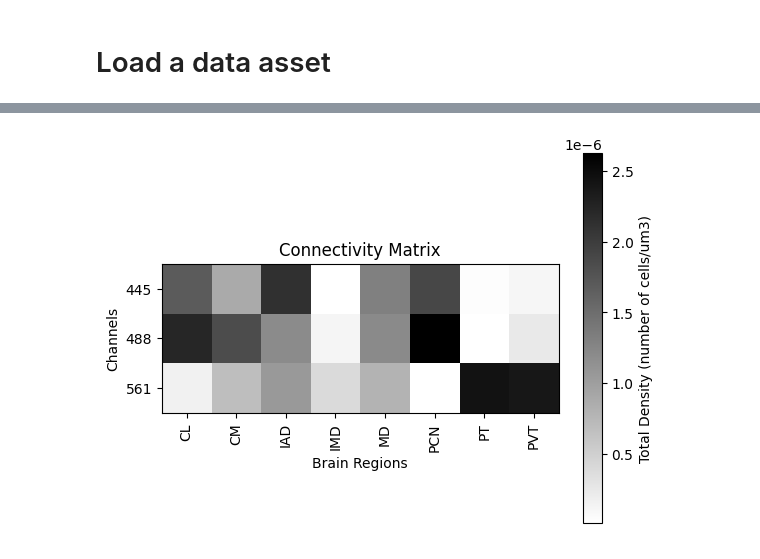
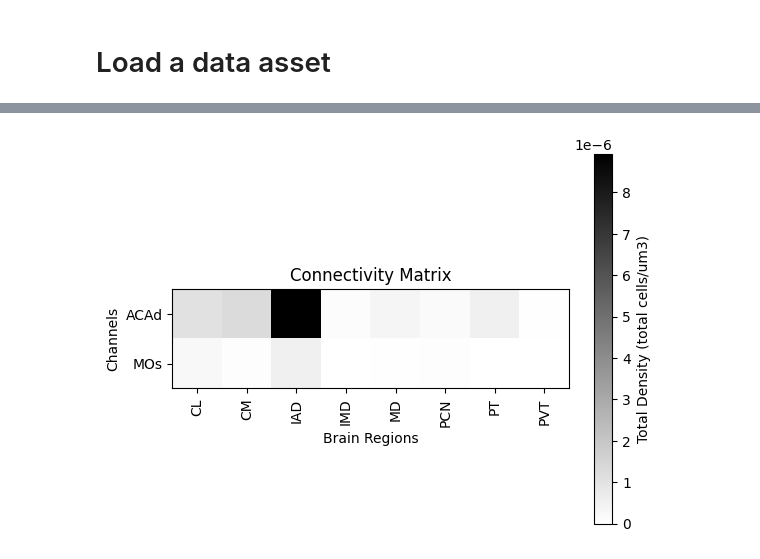
Before and after one commit to leesuyee/mesoscale-connectivity-tutorial, a Jupyter notebook: mesoscale_connectivity_coding_activity.ipynb, the cells around one changed output, grey strips where cells are left out. Drawn from its saved outputs; the diff is of its cells as text; code cells hidden in the pictures.

```diff
--- a/mesoscale_connectivity_coding_activity.ipynb
+++ b/mesoscale_connectivity_coding_activity.ipynb
@@ -318,4 +344,6 @@ class load_data:
 # %%
-mouse_ID = "689238" # Select a mouse ID
+mouse_ID = 684812 # Select a mouse ID
 data = load_data(mouse_ID) # Load data
-channels = data.channels # Get imaging channels (to do - maybe always extract all the channels)
+channels = data.channels # Get imaging channels
+
+# update load data so that it always loads all channels, and maybe add the injection parent to these tables?
@@ -379,0 +354,6 @@ The cell coordinates are used to identify the brain area that each cell is in. T
+# %%
+ccf_df = data.getCellsCCFdf(channels) # Get cell coordinate data
+
+# Add inj_parent column to ccf_df, use the channel column to reference metadata_df that matches the mouse_ID and subject_id and pull the inj_parent where channel value matches
+ccf_df['inj_parent'] = ccf_df["channel"].map(metadata_df[metadata_df.subject_id == mouse_ID][0:2].set_index("channel")["inj_parent"] )
+ccf_df
@@ -380,5 +376,6 @@ The cell coordinates are used to identify the brain area that each cell is in. T
 # %%
 cell_counts_df = data.getcellcounts(channels) # Get brain areas cell counts data
+cell_counts_df['inj_parent'] = cell_counts_df["channel"].map(metadata_df[metadata_df.subject_id == mouse_ID][0:2].set_index("channel")["inj_parent"] )
 cell_counts_df
 # %% [output]
 |  | ID | Acronym | Name | Struct_Info | Struct_area_um3 | Left | Right | Total | Left_Density | ... |
@@ -484,7 +459,7 @@ roiList = ["MD", "PT", "IAD", "PVT", "IMD", "CM", "PCN", "CL"]
 # filter the df for cells within the roiList
 filtered_cell_counts_df = cell_counts_df[cell_counts_df["Acronym"].isin(roiList)]
 
-conn_mat = filtered_cell_counts_df.pivot_table(index = "channel",
+conn_mat = filtered_cell_counts_df.pivot_table(index = "inj_parent",
                                       columns = "Acronym",
                                       values = "Total_Density")
 conn_mat
@@ -497,15 +471,13 @@ conn_mat
 # %%
 # plot the connectivity matrix as a heatmap
 
 plt.imshow(conn_mat, cmap="gray_r")
-plt.colorbar(label="Total Density (number of cells/um3)")
+plt.colorbar(label="Total Density (total cells/um3)")
 plt.xticks(ticks=range(len(conn_mat.columns)), labels=conn_mat.columns, rotation=90)
 plt.yticks(ticks=range(len(conn_mat.index)), labels=conn_mat.index)
 plt.title("Connectivity Matrix")
 plt.xlabel("Brain Regions")
 plt.ylabel("Channels")
 plt.show()
-
-# to do - instead of channel numbers, use injection parent structure
 # %% [output]
-[figure, old version]
+[figure, new version]
```
Also changed, not shown: parts of 25 cells of this notebook.
